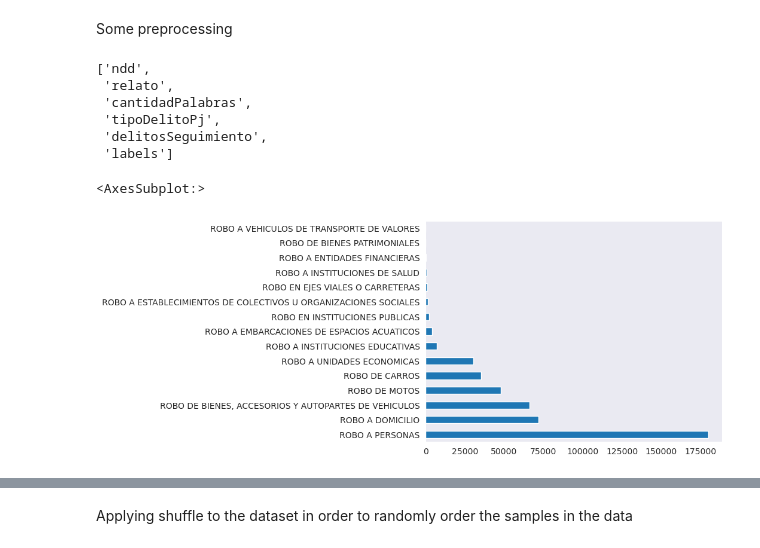
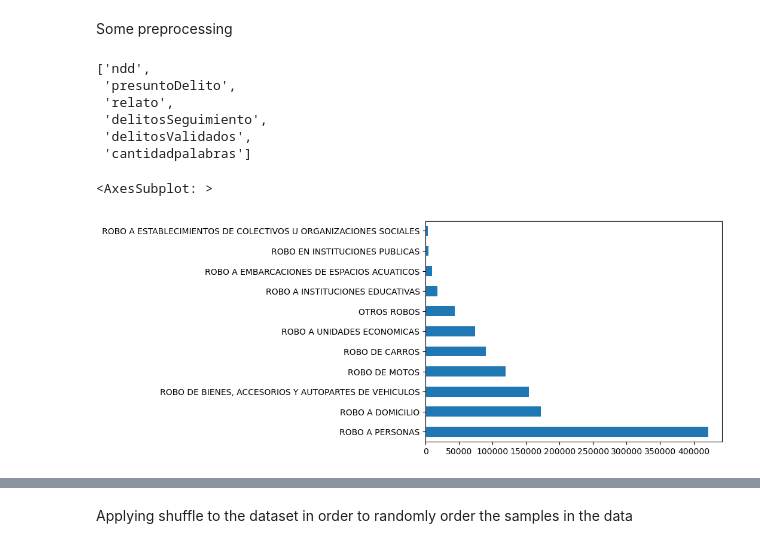
Before and after one commit to LeninGF/clasificaion_robos_fge, a Jupyter notebook: dataset_traintest_split.ipynb, the cells around one changed output, grey strips where cells are left out. Drawn from its saved outputs; the diff is of its cells as text; code cells hidden in the pictures.

```diff
--- a/dataset_traintest_split.ipynb
+++ b/dataset_traintest_split.ipynb
@@ -31,0 +32,10 @@ dataset_total.sample(5)
+# %%
+from src.utils import conectar_sql
+from sqlalchemy import text
+
+conx = conectar_sql()
+DATABASE_NAME = "reportes"
+TABLE_NAME = "dataset_RobosDesagregation06122023"
+this_query = text(f"SELECT * FROM {DATABASE_NAME}.{TABLE_NAME};")
+dataset_total = pd.read_sql(this_query, conx)
+dataset_total.shape
@@ -32,19 +57,23 @@ dataset_total.sample(5)
 # %% [markdown]
 Some preprocessing
 # %%
-dataset_total.RELATO = dataset_total.RELATO.str.lower()
-dataset_total.RELATO = dataset_total.RELATO.str.strip()
-dataset_total.RELATO = dataset_total.RELATO.str.replace("[^A-Za-z0-9áéíóúÁÉÍÓÚñÑ]+", " ", regex=True)
+# dataset_total.RELATO = dataset_total.RELATO.str.lower()
+# dataset_total.RELATO = dataset_total.RELATO.str.replace("[^A-Za-z0-9áéíóúÁÉÍÓÚñÑ]+", " ", regex=True)
+# dataset_total.RELATO = dataset_total.RELATO.str.strip()
+from src.utils import format_crimestory
+
+format_crimestory(dataf=dataset_total, relato_label="Relato")
 # %%
 from utils import camel_case_string_noPoint
+
 new_names = []
 for col in dataset_total.columns:
     new_names.append(camel_case_string_noPoint(col))
 new_names
 # %% [output]
 ['ndd',
+ 'presuntoDelito',
  'relato',
- 'cantidadPalabras',
- 'tipoDelitoPj',
  'delitosSeguimiento',
- 'labels']
+ 'delitosValidados',
+ 'cantidadpalabras']
@@ -51,5 +83,6 @@ new_names
 # %%
-dataset_total.labels.value_counts().plot.barh()
+LABELS_COLUMN_NAME = "delitosValidados"
+dataset_total[LABELS_COLUMN_NAME].value_counts().plot.barh()
 # %% [output]
-<AxesSubplot:>
+<AxesSubplot: >
-[figure, old version]
+[figure, new version]
```
Also changed, not shown: parts of 42 cells of this notebook, 2 other files.
